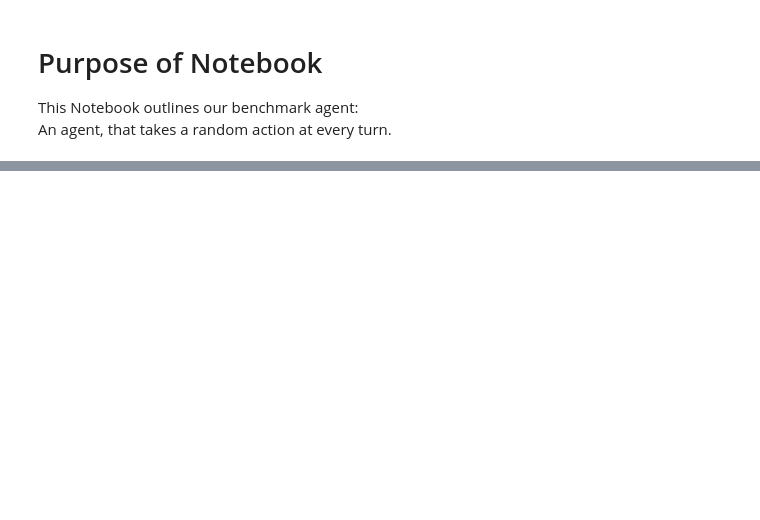
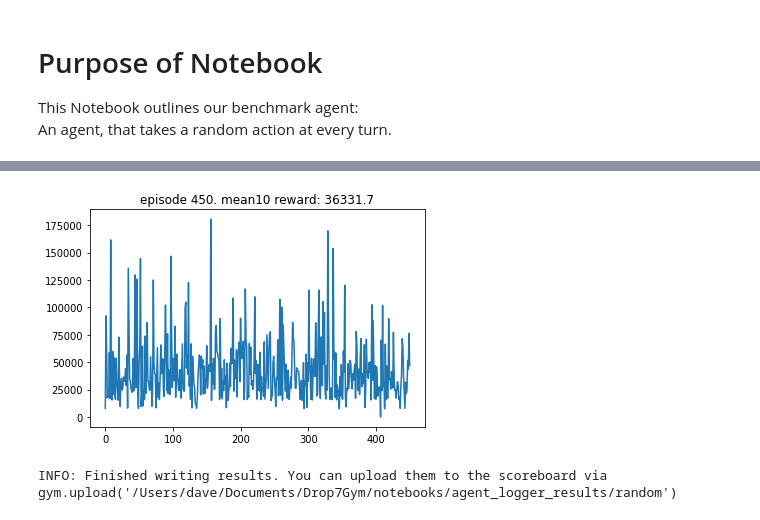
Before and after one commit to BioGeek/Drop7Gym, a Jupyter notebook: notebooks/RandomBenchmark.ipynb, the cells around one changed output, grey strips where cells are left out. Cells and saved outputs as stored; diff of their text form; code cells hidden in the pictures; blank space fills up the shorter version.

Commit message:
updated random benchmark with graphing

```diff
--- a/notebooks/RandomBenchmark.ipynb
+++ b/notebooks/RandomBenchmark.ipynb
@@ -34,15 +35,29 @@ INFO: Clearing 2 monitor files from previous run (because force=True was provide
 # %%
-episode_count = 100
+episode_count = 500
 reward = 0
 done = False
 # %%
+all_rewards = []
+
 for i in range(episode_count):
-    ob = env.reset()
+    episode_reward = 0
+    env.reset()
     while True:
-        env.render()
         action = agent.act(ob, reward, done)
         ob, reward, done, _ = env.step(action)
+        episode_reward += reward
         if done:
+            all_rewards.append(episode_reward)
+            env.reset()
             break
+    if i % 50 == 0:
+        clear_output(True)
+        plt.title('episode %s. mean10 reward: %s' % (i, np.mean(all_rewards[-10:])))
+        plt.plot(all_rewards)
+        plt.show()
+
 # Close the env and write monitor result info to disk
 env.close()
+# %% [output]
+[figure, added]
+INFO: Finished writing results. You can upload them to the scoreboard via gym.upload('/Users/dave/Documents/Drop7Gym/notebooks/agent_logger_results/random')
```
Also changed, not shown: parts of 2 cells of this notebook.
